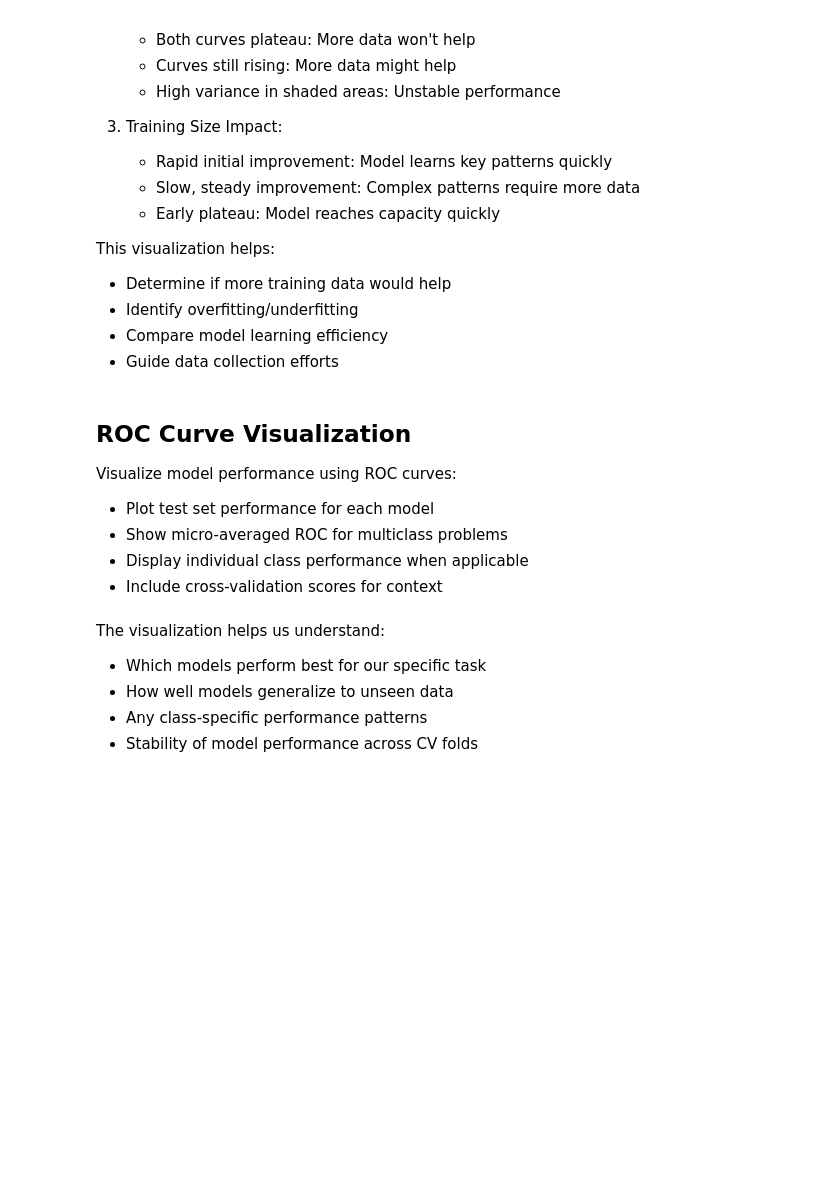
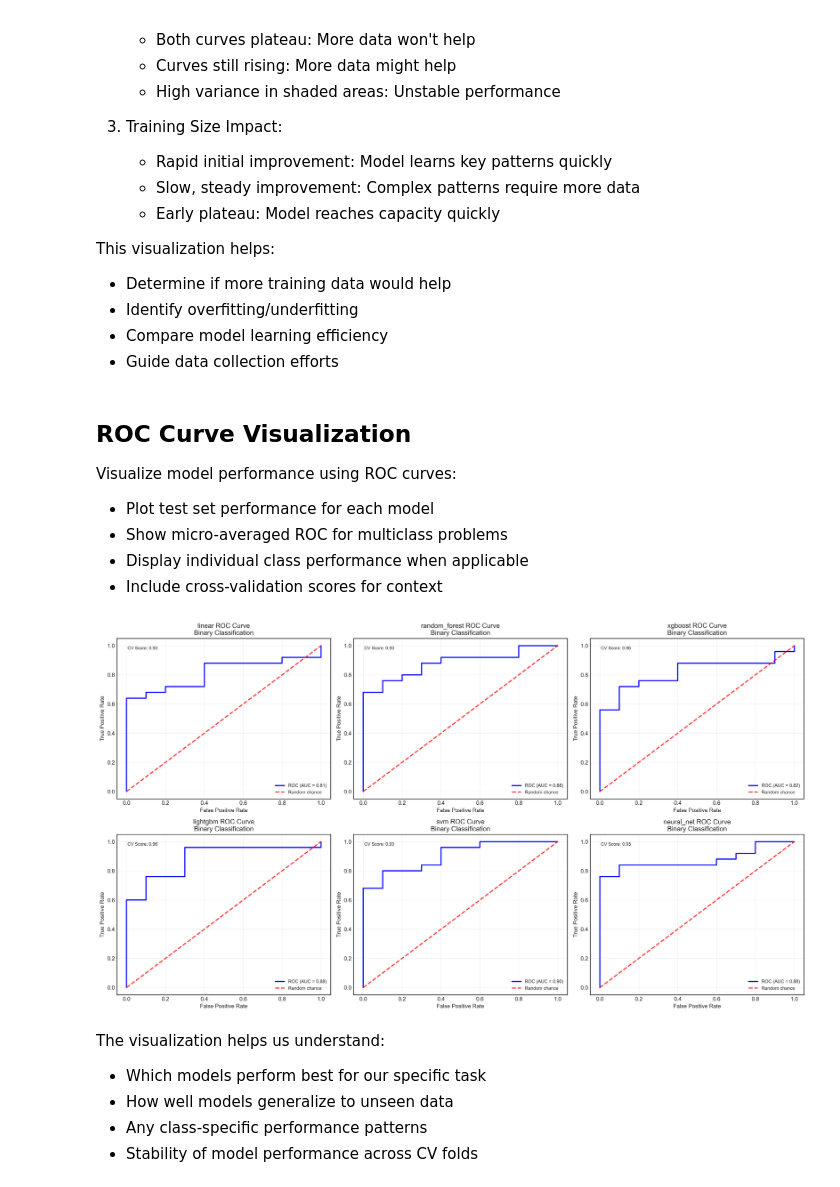
Before and after one commit to chaochungkuo/classify-reports, a Jupyter notebook: notebooks/05_model_train_eval.ipynb, the cells around one changed output. Cells and saved outputs as stored; diff of their text form; code cells hidden in the pictures; blank space fills up the shorter version.

```diff
--- a/notebooks/05_model_train_eval.ipynb
+++ b/notebooks/05_model_train_eval.ipynb
@@ -714,7 +710,8 @@ def plot_roc_curves(results, X_test, y_test):
 
         if n_classes == 2:
             # Binary classification
-            y_score = model.predict_proba(X_test)[:, 1]
+            X_test_selected = X_test[result['selected_features']]
+            y_score = model.predict_proba(X_test_selected)[:, 1]
 
             # Explicitly set the positive label to avoid ValueError
             positive_label = [label for label in classes if label != classes[0]][0]
@@ -729,7 +726,8 @@ def plot_roc_curves(results, X_test, y_test):
         else:
             # Multiclass classification
             y_test_bin = label_binarize(y_test, classes=classes)
-            y_score = model.predict_proba(X_test)
+            X_test_selected = X_test[result['selected_features']]
+            y_score = model.predict_proba(X_test_selected)
 
             # Micro-average ROC curve and AUC
             fpr, tpr, _ = roc_curve(y_test_bin.ravel(), y_score.ravel())
@@ -749,33 +747,35 @@ def plot_roc_curves(results, X_test, y_test):
         # Plot random chance line
         ax.plot([0, 1], [0, 1], linestyle='--', lw=2, color='r',
                 alpha=.8, label='Random chance')
 
         # Show cross-validation score if available
         if 'best_score' in result:
             cv_text = f'CV Score: {result["best_score"]:.2f}'
             if 'cv_results_' in result and 'mean_test_score' in result['cv_results_']:
                 cv_std = np.std(result['cv_results_']['mean_test_score'])
                 cv_text += f' ± {cv_std:.2f}'
             ax.text(0.05, 0.95, cv_text,
                     transform=ax.transAxes, fontsize=8,
                     verticalalignment='top')
 
         # Customize plot
         ax.set_title(f'{model_name} ROC Curve\n{"Binary" if n_classes == 2 else "Multiclass"} Classification')
         ax.set_xlabel('False Positive Rate')
         ax.set_ylabel('True Positive Rate')
         ax.legend(loc='lower right', fontsize='small')
         ax.grid(True, alpha=0.3)
 
     # Remove empty subplots
     for idx in range(n_models, len(axes)):
         fig.delaxes(axes[idx])
 
     plt.tight_layout()
     plt.show()
 
 # Call the function
 plot_roc_curves(results, X_test, y_test)
+# %% [output]
+[figure, added]
 # %% [markdown]
 The visualization helps us understand:
 
```
Also changed, not shown: parts of 14 cells of this notebook, 9 other files.
